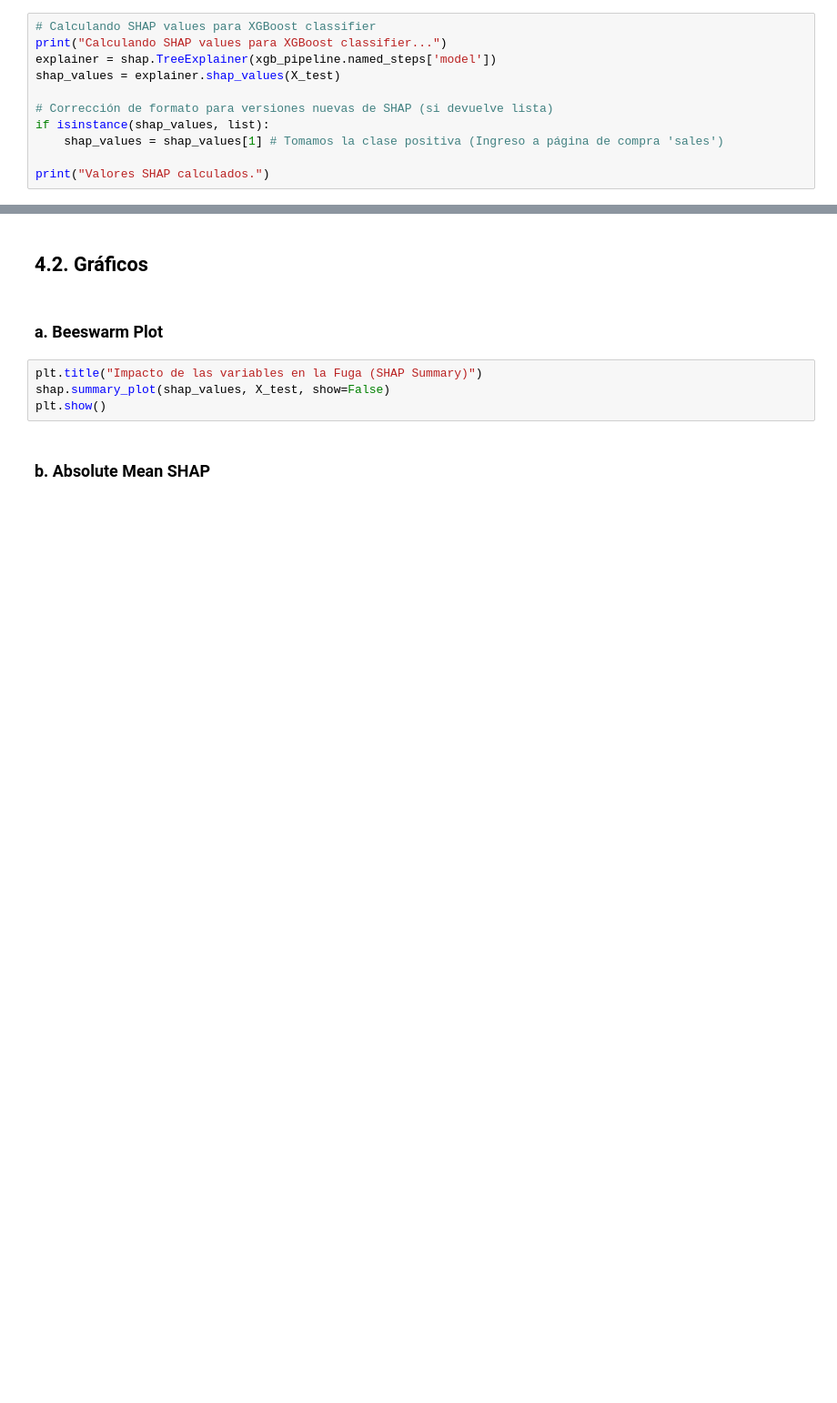
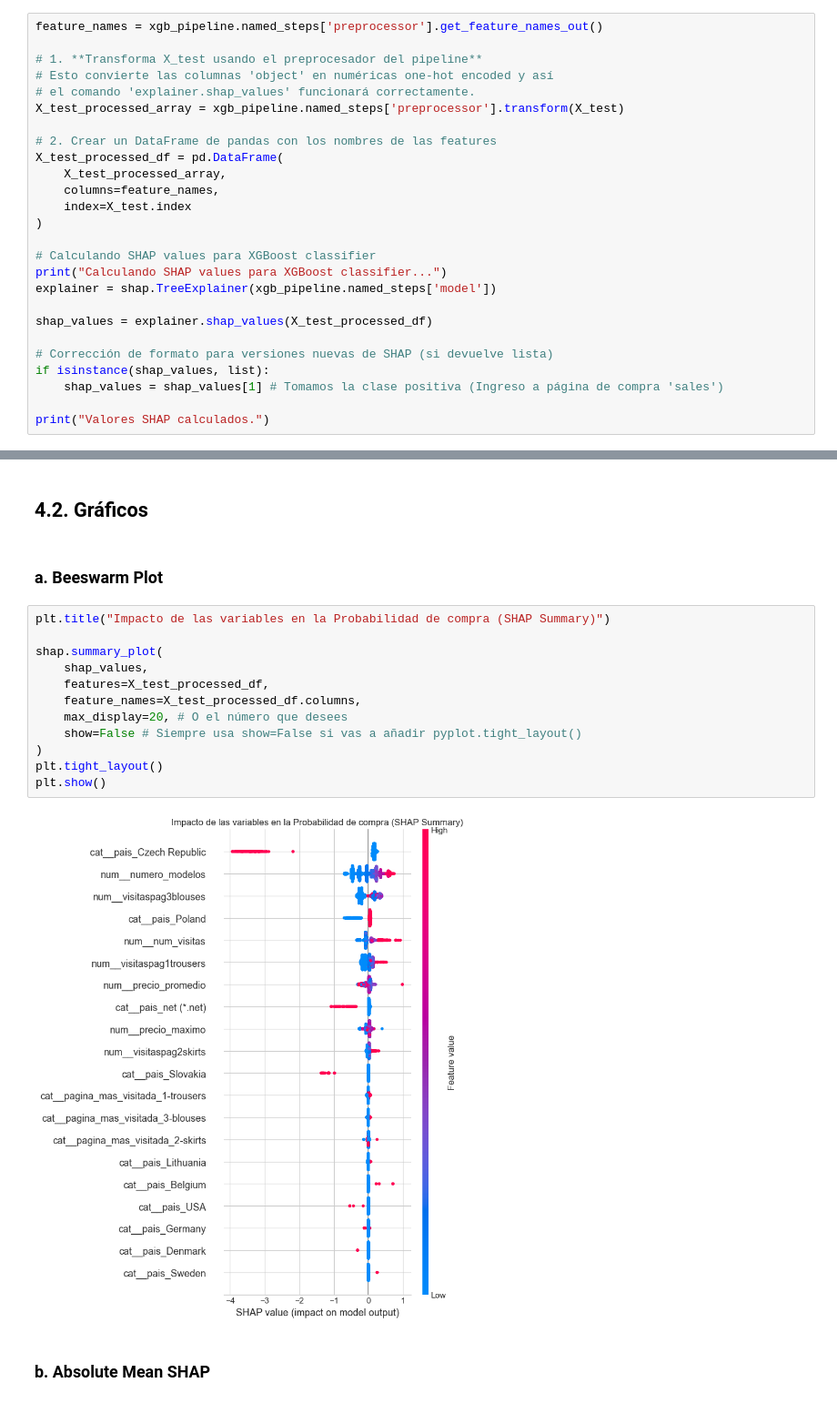
Before and after one commit to julianecheverry/MLNN2025, a Jupyter notebook: notebooks/3.taller_interpretabilidad.ipynb, the cells around one changed output, grey strips where cells are left out. Shown at 91% size. Saved outputs shown, nothing was run; the diff lists cells and outputs as text; blank space fills up the shorter version.

```diff
--- a/notebooks/3.taller_interpretabilidad.ipynb
+++ b/notebooks/3.taller_interpretabilidad.ipynb
@@ -262,8 +264,23 @@ shap.initjs()
 # %%
+feature_names = xgb_pipeline.named_steps['preprocessor'].get_feature_names_out()
+
+# 1. **Transforma X_test usando el preprocesador del pipeline**
+# Esto convierte las columnas 'object' en numéricas one-hot encoded y así
+# el comando 'explainer.shap_values' funcionará correctamente.
+X_test_processed_array = xgb_pipeline.named_steps['preprocessor'].transform(X_test)
+
+# 2. Crear un DataFrame de pandas con los nombres de las features
+X_test_processed_df = pd.DataFrame(
+    X_test_processed_array,
+    columns=feature_names,
+    index=X_test.index
+)
+
 # Calculando SHAP values para XGBoost classifier
 print("Calculando SHAP values para XGBoost classifier...")
 explainer = shap.TreeExplainer(xgb_pipeline.named_steps['model'])
-shap_values = explainer.shap_values(X_test)
+
+shap_values = explainer.shap_values(X_test_processed_df)
 
 # Corrección de formato para versiones nuevas de SHAP (si devuelve lista)
 if isinstance(shap_values, list):
@@ -275,8 +295,18 @@ print("Valores SHAP calculados.")
 # %% [markdown]
 ### a. Beeswarm Plot
 # %%
-plt.title("Impacto de las variables en la Fuga (SHAP Summary)")
-shap.summary_plot(shap_values, X_test, show=False)
+plt.title("Impacto de las variables en la Probabilidad de compra (SHAP Summary)")
+
+shap.summary_plot(
+    shap_values,
+    features=X_test_processed_df,
+    feature_names=X_test_processed_df.columns,
+    max_display=20, # O el número que desees
+    show=False # Siempre usa show=False si vas a añadir pyplot.tight_layout()
+)
+plt.tight_layout()
 plt.show()
+# %% [output]
+[figure, added]
 # %% [markdown]
 ### b. Absolute Mean SHAP
```
Also changed, not shown: parts of 29 cells of this notebook.
